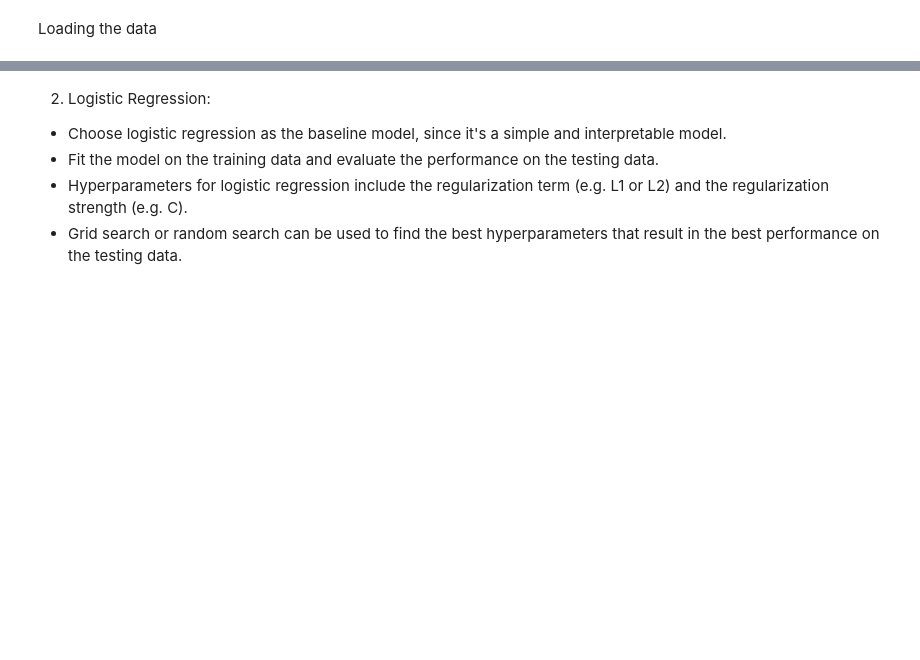
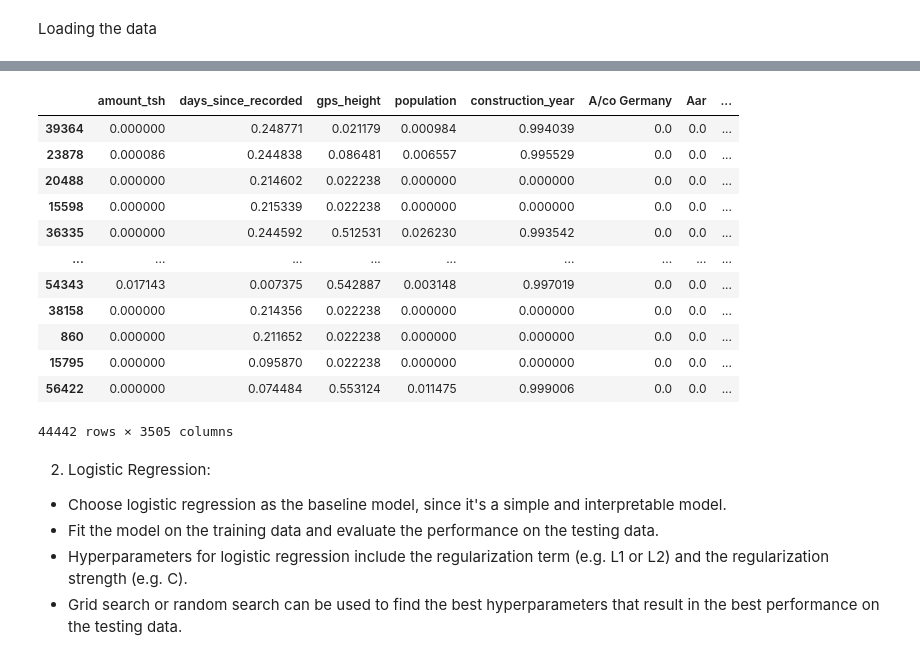
Before and after one commit to AmosMaru/Tanzania_water_pump_prediction, a Jupyter notebook: Modeling data.ipynb, the cells around one changed output, grey strips where cells are left out. Cells and saved outputs as stored; diff of their text form; code cells hidden in the pictures; blank space fills up the shorter version.

```diff
--- a/Modeling data.ipynb
+++ b/Modeling data.ipynb
@@ -24,0 +177,11 @@ test_data = pd.read_csv('test_data.csv')
+# %%
+ohe = OneHotEncoder(handle_unknown="ignore", sparse=False)
+
+ohe.fit(X_train_categorical)
+
+X_train_ohe = pd.DataFrame(
+    ohe.transform(X_train_categorical),
+    index=X_train_categorical.index,
+    columns=np.hstack(ohe.categories_)
+)
+X_train_ohe.head()
@@ -24,0 +198,3 @@ test_data = pd.read_csv('test_data.csv')
+# %%
+X_train_numerical = X_train.select_dtypes(exclude=["object",'bool']).copy()
+X_train_numerical.head()
@@ -24,0 +222,13 @@ test_data = pd.read_csv('test_data.csv')
+# %%
+from sklearn.preprocessing import MinMaxScaler
+
+scaler = MinMaxScaler()
+
+scaler.fit(X_train_numerical)
+X_train_scaled = pd.DataFrame(
+    scaler.transform(X_train_numerical),
+    # index is important to ensure we can concatenate with other columns
+    index=X_train_numerical.index,
+    columns=X_train_numerical.columns
+)
+X_train_scaled
@@ -24,0 +249,7 @@ test_data = pd.read_csv('test_data.csv')
+# %%
+#let's see how our numerical model does here
+
+model = LogisticRegression()
+model.fit(X_train_scaled, y_train)
+y_pred = model.predict(X_train_numerical)
+accuracy_score(y_train, y_pred)
@@ -25,3 +265,20 @@ test_data = pd.read_csv('test_data.csv')
+# %%
+X_train_full = pd.concat([X_train_scaled, X_train_ohe], axis=1)
+X_train_full
+# %% [output]
+|  | amount_tsh | days_since_recorded | gps_height | population | construction_year | A/co Germany | Aar | ... |
+| 39364 | 0.000000 | 0.248771 | 0.021179 | 0.000984 | 0.994039 | 0.0 | 0.0 | ... |
+| 23878 | 0.000086 | 0.244838 | 0.086481 | 0.006557 | 0.995529 | 0.0 | 0.0 | ... |
+| 20488 | 0.000000 | 0.214602 | 0.022238 | 0.000000 | 0.000000 | 0.0 | 0.0 | ... |
+| 15598 | 0.000000 | 0.215339 | 0.022238 | 0.000000 | 0.000000 | 0.0 | 0.0 | ... |
+| 36335 | 0.000000 | 0.244592 | 0.512531 | 0.026230 | 0.993542 | 0.0 | 0.0 | ... |
+| ... | ... | ... | ... | ... | ... | ... | ... | ... |
+| 54343 | 0.017143 | 0.007375 | 0.542887 | 0.003148 | 0.997019 | 0.0 | 0.0 | ... |
+| 38158 | 0.000000 | 0.214356 | 0.022238 | 0.000000 | 0.000000 | 0.0 | 0.0 | ... |
+| 860 | 0.000000 | 0.211652 | 0.022238 | 0.000000 | 0.000000 | 0.0 | 0.0 | ... |
+| 15795 | 0.000000 | 0.095870 | 0.022238 | 0.000000 | 0.000000 | 0.0 | 0.0 | ... |
+| 56422 | 0.000000 | 0.074484 | 0.553124 | 0.011475 | 0.999006 | 0.0 | 0.0 | ... |
+44442 rows × 3505 columns
 # %% [markdown]
 2. Logistic Regression:
 * Choose logistic regression as the baseline model, since it's a simple and interpretable model.
```
Also changed, not shown: parts of 32 cells of this notebook.
